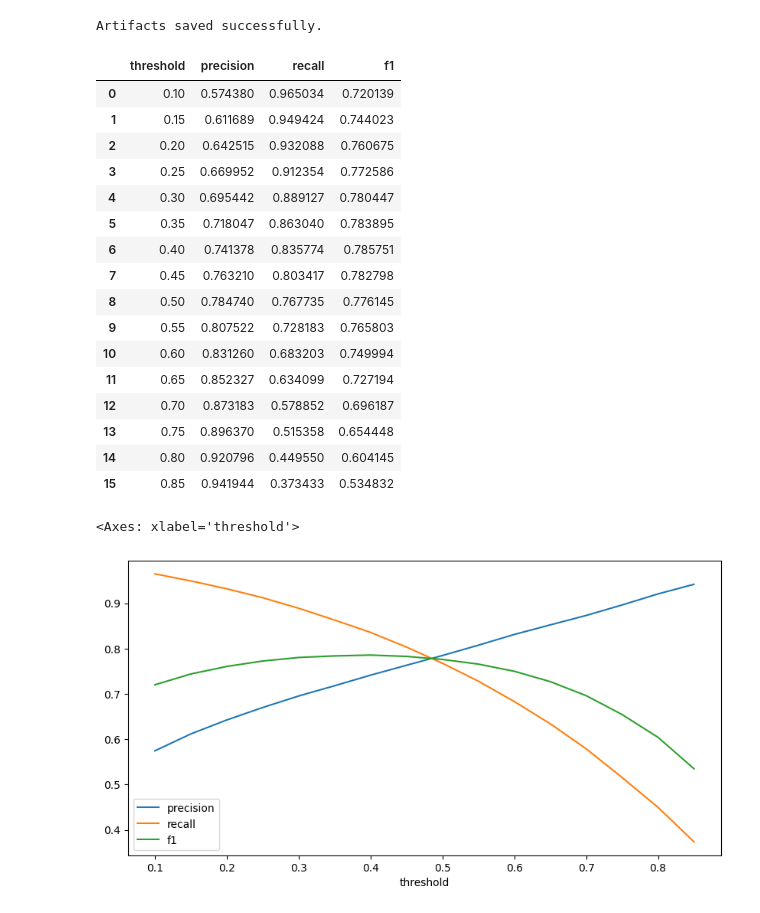
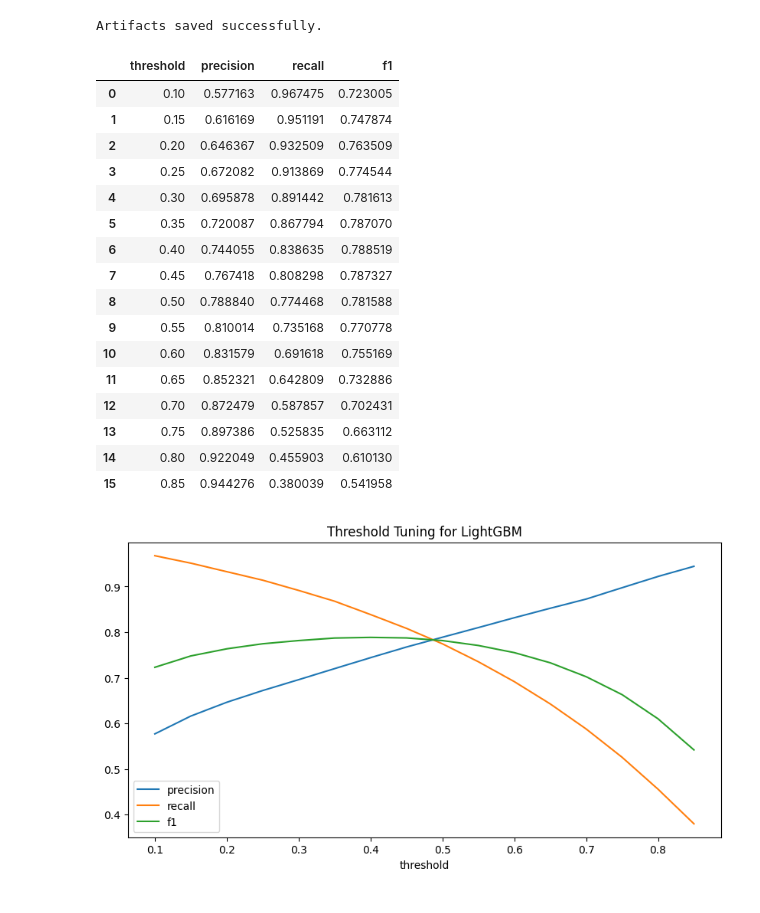
Before and after one commit to dd4real2k/amex_credit_risk, a Jupyter notebook: notebooks/02_train_baseline_model.ipynb, the cells around one changed output. Drawn from its saved outputs; the diff is of its cells as text; code cells hidden in the pictures.

Commit message:
Implement model training pipeline with cleaned feature matrix, add LightGBM vs Logistic baseline, evaluation metrics, threshold tuning, and model artifact saving

```diff
--- a/notebooks/02_train_baseline_model.ipynb
+++ b/notebooks/02_train_baseline_model.ipynb
@@ -31,10 +29,12 @@ client = bigquery.Client(project=PROJECT_ID)
 # %%
 # Load model dataset
-query = f"""
+query = """
 SELECT *
-FROM `{PROJECT_ID}.{DATASET_ID}.model_dataset_v1`
+FROM `amex-46887.amex_risk.model_dataset_v2`
 """
 
 df = client.query(query).to_dataframe()
+
+print(df.shape)
 df.head()
 # %% [output]
@@ -86,13 +102,11 @@ Target shape: (458913,)
 # %%
 # Train/validation split
 X_train, X_valid, y_train, y_valid = train_test_split(
-    X,
-    y,
+    X, y,
     test_size=0.2,
     random_state=42,
     stratify=y
 )
 
-print("X_train:", X_train.shape)
-print("X_valid:", X_valid.shape)
+print(X_train.shape, X_valid.shape)
 # %% [output]
@@ -123,20 +139,23 @@ Logistic F1: 0.7542316992745658
 # %%
 # LightGBM model
-lgb_model = lgb.LGBMClassifier(
+lgb_model = LGBMClassifier(
     n_estimators=300,
     learning_rate=0.05,
     num_leaves=31,
+    subsample=0.8,
+    colsample_bytree=0.8,
     random_state=42
 )
 
 lgb_model.fit(X_train, y_train)
-lgb_pred_proba = lgb_model.predict_proba(X_valid)[:, 1]
-lgb_pred = (lgb_pred_proba >= 0.5).astype(int)
 
-print("LightGBM ROC-AUC:", roc_auc_score(y_valid, lgb_pred_proba))
-print("LightGBM Accuracy:", accuracy_score(y_valid, lgb_pred))
-print("LightGBM Precision:", precision_score(y_valid, lgb_pred))
-print("LightGBM Recall:", recall_score(y_valid, lgb_pred))
-print("LightGBM F1:", f1_score(y_valid, lgb_pred))
+lgb_preds = lgb_model.predict(X_valid)
+lgb_probs = lgb_model.predict_proba(X_valid)[:, 1]
+
+print("LightGBM ROC-AUC:", roc_auc_score(y_valid, lgb_probs))
+print("LightGBM Accuracy:", accuracy_score(y_valid, lgb_preds))
+print("LightGBM Precision:", precision_score(y_valid, lgb_preds))
+print("LightGBM Recall:", recall_score(y_valid, lgb_preds))
+print("LightGBM F1:", f1_score(y_valid, lgb_preds))
 # %% [output]
 [LightGBM] [Info] Number of positive: 95062, number of negative: 272068
@@ -227,7 +247,7 @@ thresholds = np.arange(0.1, 0.9, 0.05)
 results = []
 
 for t in thresholds:
-    preds = (lgb_pred_proba >= t).astype(int)
+    preds = (lgb_probs >= t).astype(int)
 
     results.append({
         "threshold": t,
@@ -240,25 +260,27 @@ threshold_df = pd.DataFrame(results)
 threshold_df
 # %% [output]
 |  | threshold | precision | recall | f1 |
-| 0 | 0.10 | 0.574380 | 0.965034 | 0.720139 |
-| 1 | 0.15 | 0.611689 | 0.949424 | 0.744023 |
-| 2 | 0.20 | 0.642515 | 0.932088 | 0.760675 |
-| 3 | 0.25 | 0.669952 | 0.912354 | 0.772586 |
-| 4 | 0.30 | 0.695442 | 0.889127 | 0.780447 |
-| 5 | 0.35 | 0.718047 | 0.863040 | 0.783895 |
-| 6 | 0.40 | 0.741378 | 0.835774 | 0.785751 |
-| 7 | 0.45 | 0.763210 | 0.803417 | 0.782798 |
-| 8 | 0.50 | 0.784740 | 0.767735 | 0.776145 |
-| 9 | 0.55 | 0.807522 | 0.728183 | 0.765803 |
-| 10 | 0.60 | 0.831260 | 0.683203 | 0.749994 |
-| 11 | 0.65 | 0.852327 | 0.634099 | 0.727194 |
-| 12 | 0.70 | 0.873183 | 0.578852 | 0.696187 |
-| 13 | 0.75 | 0.896370 | 0.515358 | 0.654448 |
-| 14 | 0.80 | 0.920796 | 0.449550 | 0.604145 |
-| 15 | 0.85 | 0.941944 | 0.373433 | 0.534832 |
+| 0 | 0.10 | 0.577163 | 0.967475 | 0.723005 |
+| 1 | 0.15 | 0.616169 | 0.951191 | 0.747874 |
+| 2 | 0.20 | 0.646367 | 0.932509 | 0.763509 |
+| 3 | 0.25 | 0.672082 | 0.913869 | 0.774544 |
+| 4 | 0.30 | 0.695878 | 0.891442 | 0.781613 |
+| 5 | 0.35 | 0.720087 | 0.867794 | 0.787070 |
+| 6 | 0.40 | 0.744055 | 0.838635 | 0.788519 |
+| 7 | 0.45 | 0.767418 | 0.808298 | 0.787327 |
+| 8 | 0.50 | 0.788840 | 0.774468 | 0.781588 |
+| 9 | 0.55 | 0.810014 | 0.735168 | 0.770778 |
+| 10 | 0.60 | 0.831579 | 0.691618 | 0.755169 |
+| 11 | 0.65 | 0.852321 | 0.642809 | 0.732886 |
+| 12 | 0.70 | 0.872479 | 0.587857 | 0.702431 |
+| 13 | 0.75 | 0.897386 | 0.525835 | 0.663112 |
+| 14 | 0.80 | 0.922049 | 0.455903 | 0.610130 |
+| 15 | 0.85 | 0.944276 | 0.380039 | 0.541958 |
 # %%
 threshold_df.plot(x="threshold", y=["precision", "recall", "f1"], figsize=(10,5))
+
+plt.title("Threshold Tuning for LightGBM")
+plt.show()
 # %% [output]
-<Axes: xlabel='threshold'>
-[figure, old version]
+[figure, new version]
 # %%
```
Also changed, not shown: parts of 17 cells of this notebook, 3 other files.
